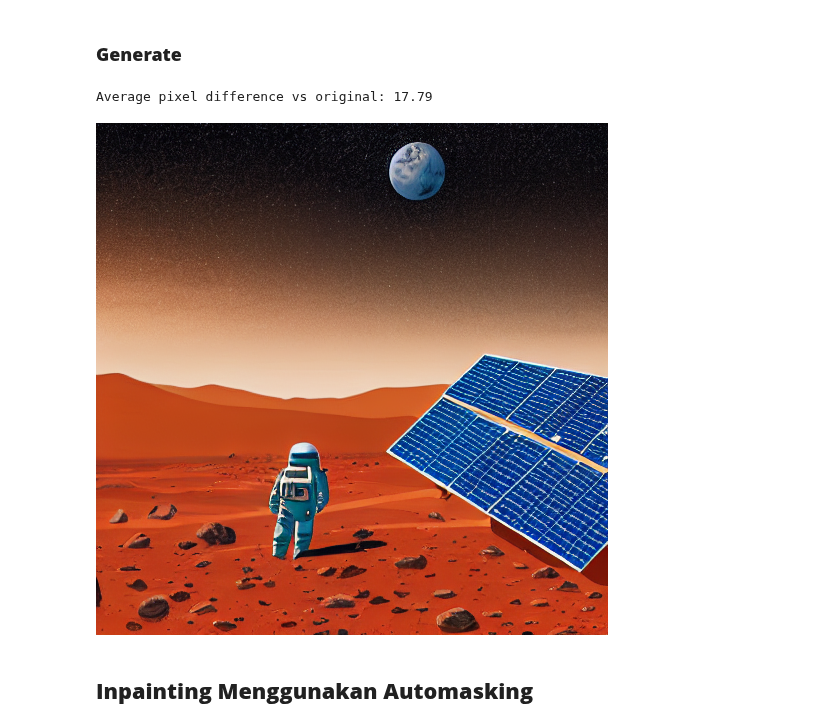
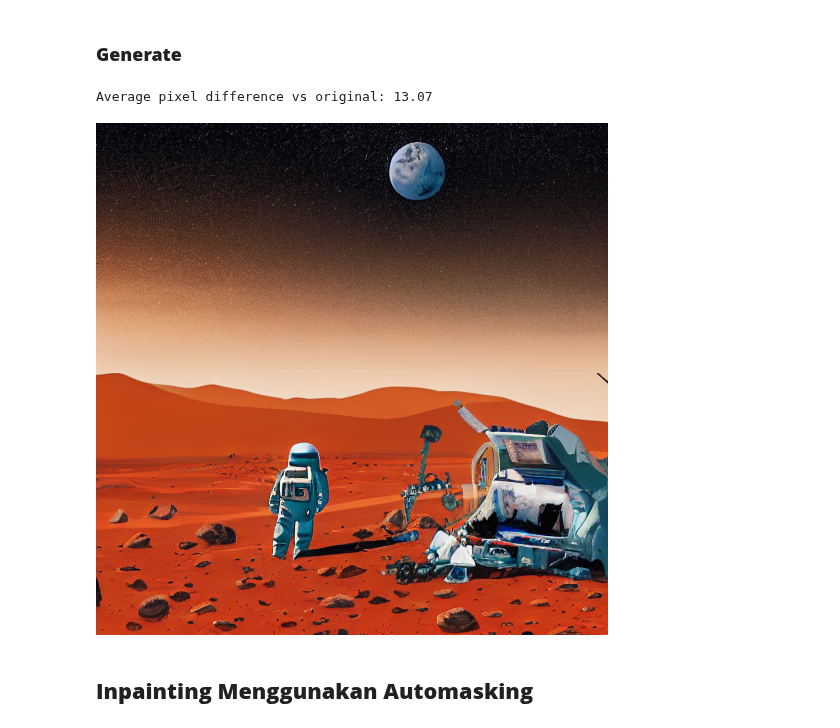
Before and after one commit to istamosh/idcamp-image-generation, a Jupyter notebook: Pipeline_submission_BFGAI_Alfian.ipynb, the cells around one changed output. Cells and saved outputs as stored; diff of their text form; code cells hidden in the pictures.

```diff
--- a/Pipeline_submission_BFGAI_Alfian.ipynb
+++ b/Pipeline_submission_BFGAI_Alfian.ipynb
@@ -265,34 +265,36 @@ display(mask)
 ### **Generate**
 # %%
 INPAINT_PROMPT = (
-    "A broken satellite wreck on the right side of the astronaut on Martian ground, "
-    "large bent golden solar panels, damaged metallic core, scattered debris, "
-    "cartoon sci-fi illustration, clean line art, flat colors, same style as original image"
+    "A broken cartoon satellite on red Martian soil beside the astronaut, "
+    "with bent solar panels, a damaged metallic body, scattered debris, "
+    "simple clean line art, cute whimsical sci-fi illustration, soft warm lighting, "
+    "high contrast, vivid colors, no text, no watermark."
 )
 INPAINT_NEGATIVE_PROMPT = (
-    "photorealistic, realistic, photograph, 3D render, blurry, low quality, text, watermark"
+    "photorealistic, realistic, 3D render, blurry, low quality, worst quality, "
+    "cropped, distorted, messy, extra parts, extra limbs, text, watermark, signature"
 )
 
 inpainted_image = inpaint_engine(
     image=simple_image,
     mask=mask,
     prompt=INPAINT_PROMPT,
     negative_prompt=INPAINT_NEGATIVE_PROMPT,
-    seed=1234,
-    guidance_scale=10.0,
-    num_inference_steps=60,
+    seed=9,
+    guidance_scale=2.0,
+    num_inference_steps=50,
     strength=1.0,
 )
 
 # Quick verification that output is not identical to input
 import numpy as np
 pixel_diff = np.mean(np.abs(np.array(inpainted_image, dtype=np.float32) - np.array(simple_image, dtype=np.float32)))
 print(f"Average pixel difference vs original: {pixel_diff:.2f}")
 
 display(inpainted_image)
 # %% [output]
-Average pixel difference vs original: 17.79
+Average pixel difference vs original: 13.07
-[figure, old version]
+[figure, new version]
 # %% [markdown]
 ## **Inpainting Menggunakan Automasking**
 # %% [markdown]
```
